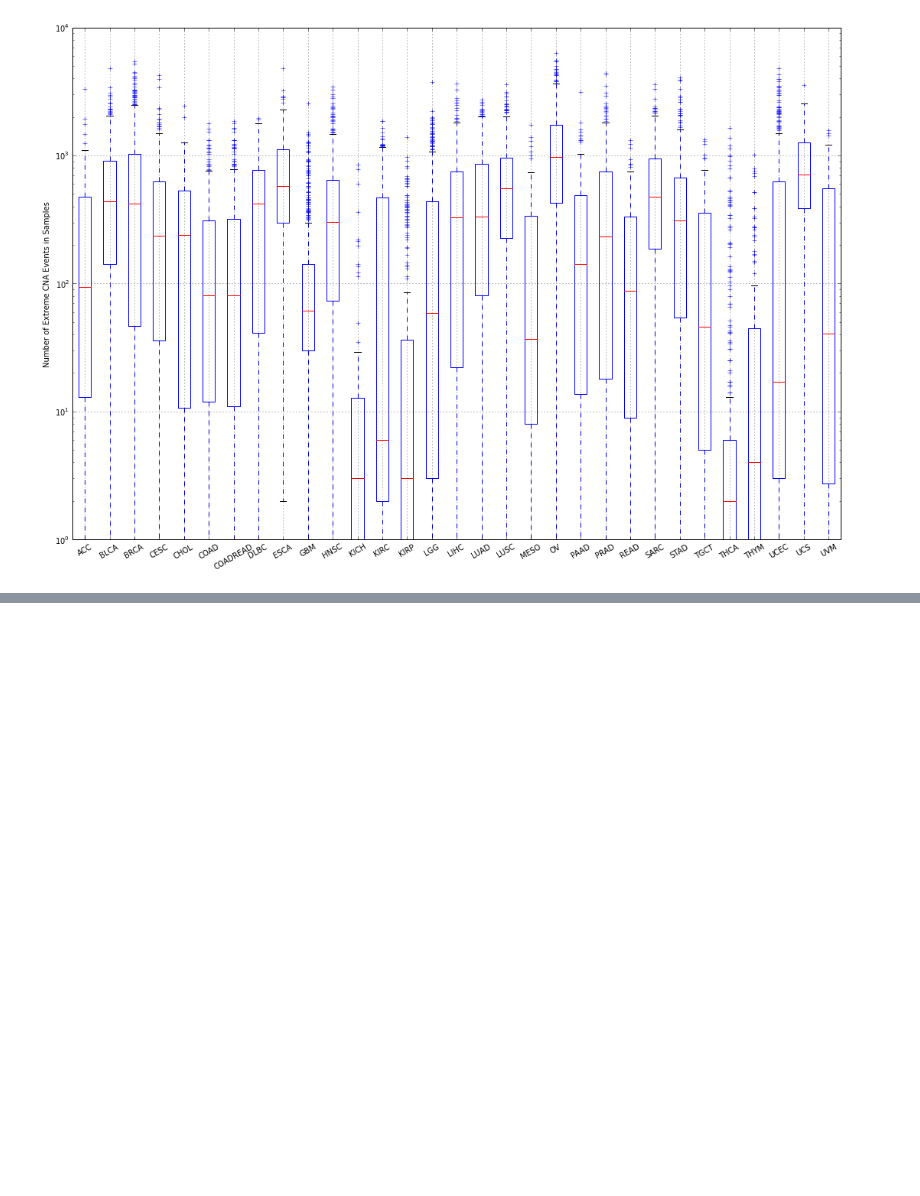
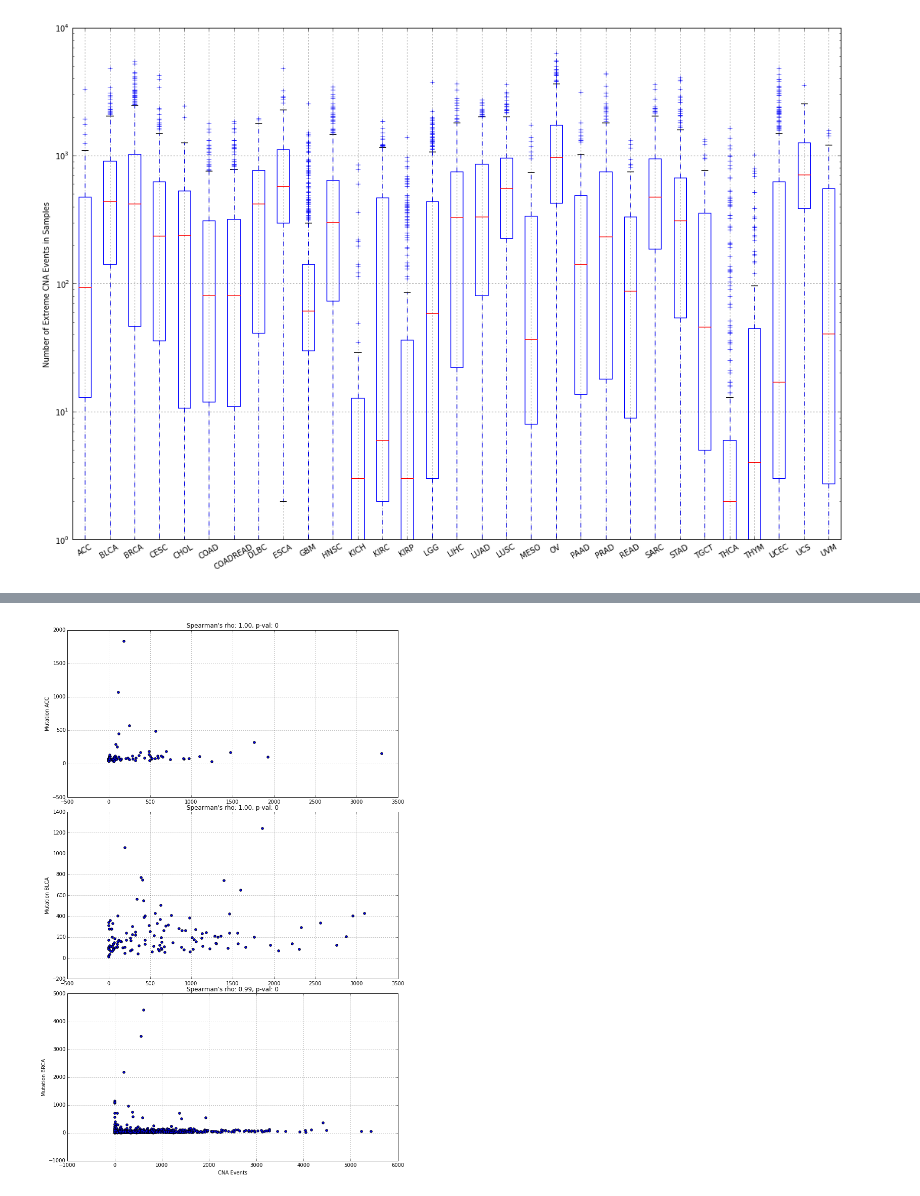
Before and after one commit to nitinksingh/driver, a Jupyter notebook: cna.ipynb, the cells around one changed output, grey strips where cells are left out. Saved outputs shown, nothing was run; the diff lists cells and outputs as text; code cells hidden in the pictures; blank space fills up the shorter version.

```diff
--- a/cna.ipynb
+++ b/cna.ipynb
@@ -51,0 +44,18 @@ cna_ns_summary.describe().transpose()
+# %%
+n = len(common_cancers[:3])
+for i, can in enumerate(common_cancers[:3]):
+    pylab.rcParams['figure.figsize'] = (10.0, 15.0)
+    plt.subplot(n, 1, i+1)
+    x = cna_ns_summary[can]
+    y = cna_ns_summary[can+'_MUT']
+    rho = stats.spearmanr(x,y)
+    plt.scatter(x, y)
+    plt.ylabel('Mutation {}'.format(can))
+
+    plt.title("Spearman's rho: %.2f, p-val: %.2g" %(rho[0], rho[1]))
+    plt.grid()
+
+    plt.tight_layout(pad=0.2, w_pad=0.5, h_pad=0.2)
+plt.xlabel('CNA Events');
+# %% [output]
+[figure, added]
```
Also changed, not shown: parts of 5 cells of this notebook, 2 other files.
